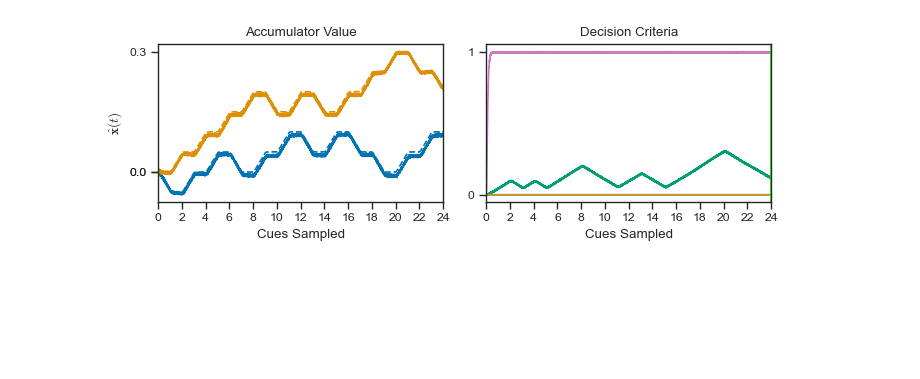
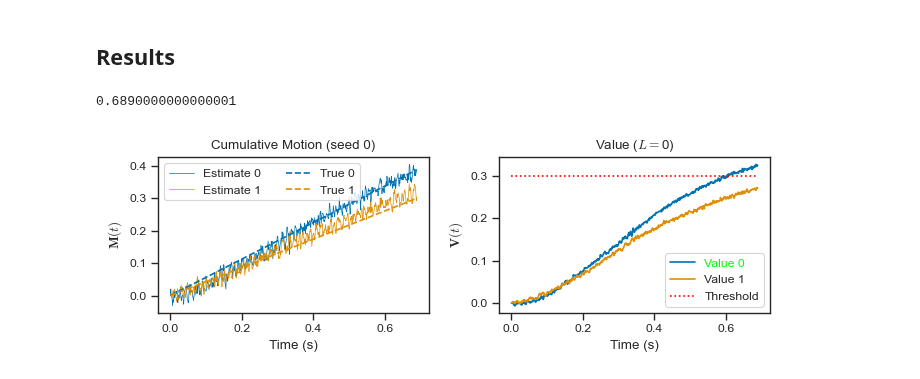
Before and after one commit to psipeter/speed-accuracy-tradeoff, a Jupyter notebook: dynamics.ipynb, the cells around one changed output. Saved outputs shown, nothing was run; the diff lists cells and outputs as text; code cells hidden in the pictures; blank space fills up the shorter version.

```diff
--- a/dynamics.ipynb
+++ b/dynamics.ipynb
@@ -93,4 +8,0 @@ run_once(deltaP=0.1, seed=0, T=0.1, tau=0.0, delta=0.0, m=0.5, name="megafast")
-# %%
-run_once(deltaP=0.1, seed=0, T=1.0, tau=0.0, delta=0.0, m=0.1, name="megaslow")
-# %% [output]
-[figure, removed]
@@ -98,0 +15,50 @@ run_once(deltaP=0.1, seed=0, T=0.5, tau=0.5, delta=0.0, name="megatau")
+# %%
+def single_trial(coherence, nActions, ramp=1, relative=0, threshold=0.5, perception_seed=0, network_seed=0,
+                 max_rates=nengo.dists.Uniform(100, 200), dt=0.001, dt_sample=0.01, tmax=5, sigma=0.3, nNeurons=500, rA=4, legend=True, name="single"):
+
+    inputs = DotPerception(nActions=nActions, dt_sample=dt_sample, seed=perception_seed, sigma=sigma)
+    inputs.create(coherence=coherence)
+    net = build_network(inputs, nNeurons=nNeurons, nActions=nActions, seed=network_seed, ramp=ramp, threshold=threshold,
+                        relative=relative, rA=rA, max_rates=max_rates)
+    sim = nengo.Simulator(net, progress_bar=False)
+    choice = None
+    RT = None
+    while choice==None:
+        sim.run(dt)
+        if np.any(sim.data[net.pAction][-1,:] > 0.01):
+            choice = np.argmax(sim.data[net.pAction][-1,:])
+            RT = sim.trange()[-1]
+        if sim.trange()[-1] > tmax:
+            choice = np.argmax(sim.data[net.pValue][-1,:])
+            RT = sim.trange()[-1]
+        correct = 1 if choice==net.inputs.correct else 0
+    print(RT)
+    # print(inputs.motions)
+    # print(choice, net.inputs.correct)
+
+    fig, axes = plt.subplots(nrows=1, ncols=2, sharey=False, figsize=((7, 2.5)))
+    for a in range(nActions):
+        axes[0].plot(sim.trange(), sim.data[net.pAccumulator][:,a], color=palette[a], label=f"Estimate {a}", lw=0.5)
+        axes[1].plot(sim.trange(), sim.data[net.pValue][:,a], color=palette[a], label=f"Value {a}")
+    for a in range(nActions):
+        if dt_sample is not None:
+            ideal = sim.trange()/dt * net.inputs.motions[a] * net.ramp * dt
+            axes[0].plot(sim.trange(), ideal, color=palette[a], label=f"True {a}", linestyle="--")
+#     axes[1].plot(sim.trange(), sim.data[net.pGate], label='threshold', color="black")
+    axes[1].plot(sim.trange(), net.threshold*np.ones_like(sim.trange()), label='Threshold', color="red", linestyle=":")
+    axes[0].set(ylabel=r"$\mathbf{M}(t)$", xlabel="Time (s)", title=f"Cumulative Motion (seed {perception_seed})")
+    axes[1].set(ylabel=r"$\mathbf{V}(t)$", xlabel="Time (s)", title=r"Value ($L=$"+f"{relative})")
+    if legend:
+        axes[0].legend(loc='upper left', ncol=2)
+        leg = axes[1].legend(loc='lower right')
+        leg.get_texts()[choice].set_color("lime" if correct else "red")
+    plt.tight_layout()
+    fig.savefig(f"plots/{name}.svg")
+    fig.savefig(f"plots/{name}.png", dpi=600)
+# %% [markdown]
+## Results
+# %%
+single_trial(coherence=0.128, nActions=2, ramp=1, threshold=0.3, relative=0, network_seed=0, perception_seed=0, rA=2.0, name="dynamics1")
+# %% [output]
+0.6890000000000001
+[figure, added]
```
Also changed, not shown: parts of 26 cells of this notebook, 43 other files.
